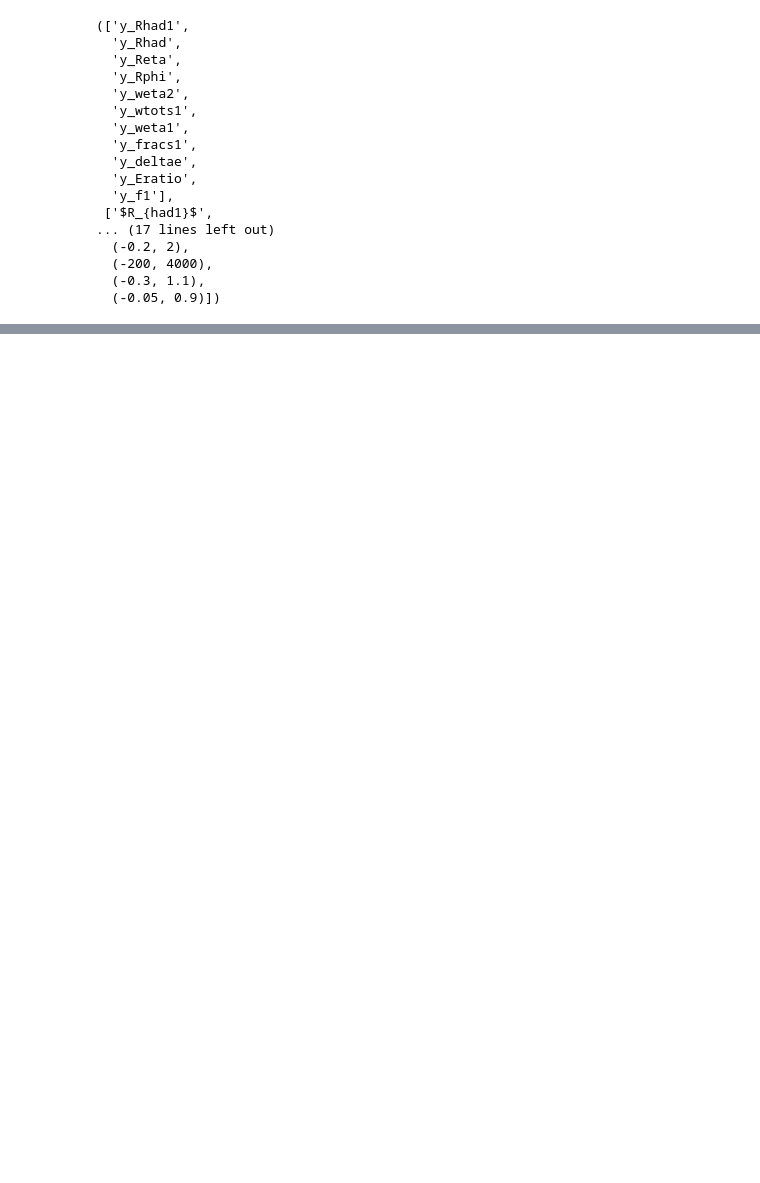
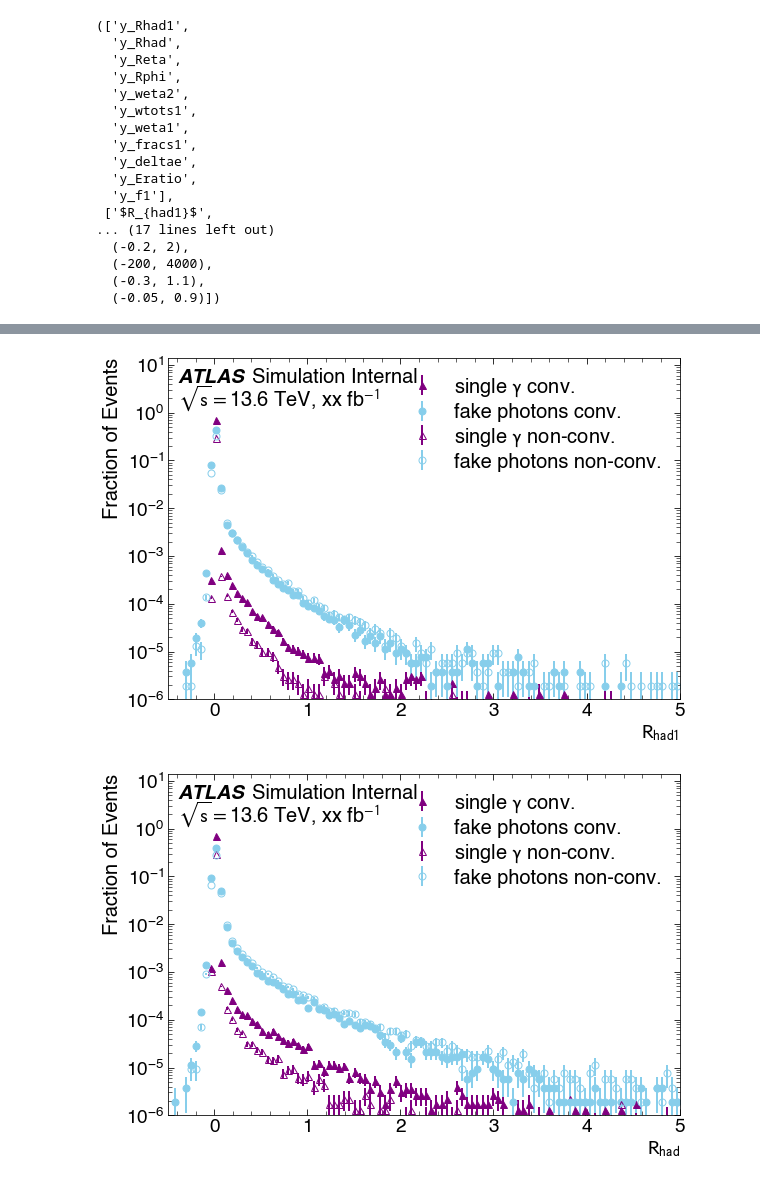
Before and after one commit to kyranks/photon-study, a Jupyter notebook: 03PhotonPlottingFunction.ipynb, the cells around one changed output, grey strips where cells are left out. Saved outputs shown, nothing was run; the diff lists cells and outputs as text; code cells hidden in the pictures; blank space fills up the shorter version.

Commit message:
pickler, good func.s and some classification

```diff
--- a/03PhotonPlottingFunction.ipynb
+++ b/03PhotonPlottingFunction.ipynb
@@ -20,0 +76,13 @@ df_jj = jetjetSP.arrays(branches,library='pd')
+# %%
+##SAVE TO PICKLE FILE
+import pickle
+
+file_path1 = 'df_gj_test.pickle'
+file_path2 = 'df_jj_test.pickle'
+
+# Open the file in binary mode
+with open(file_path1, 'wb') as file:
+    # Dump the data to the file
+    pickle.dump(df_gj, file)
+with open(file_path2, 'wb') as file:
+    pickle.dump(df_jj, file)
@@ -290,0 +616,12 @@ branchlist, labellist, minmaxlist
+# %%
+#totalnorm
+for i in range(len(branchlist)):
+    branchname = branchlist[i]
+    label = labellist[i]
+    minmax = minmaxlist[i]
+    hist1c,hist2c = makebh(branchname,minmax,convert=0)
+    hist1nc,hist2nc = makebh(branchname,minmax,convert=1)
+    ATLAShist4(hist1c,hist2c,hist1nc,hist2nc,label,minmax,'truthmatched/conv_'+branchname+'_totalnorm',totalnorm=True)
+# %% [output]
+[figure, added]
+[figure, added]
```
Also changed, not shown: parts of 41 cells of this notebook, 5 other files.
